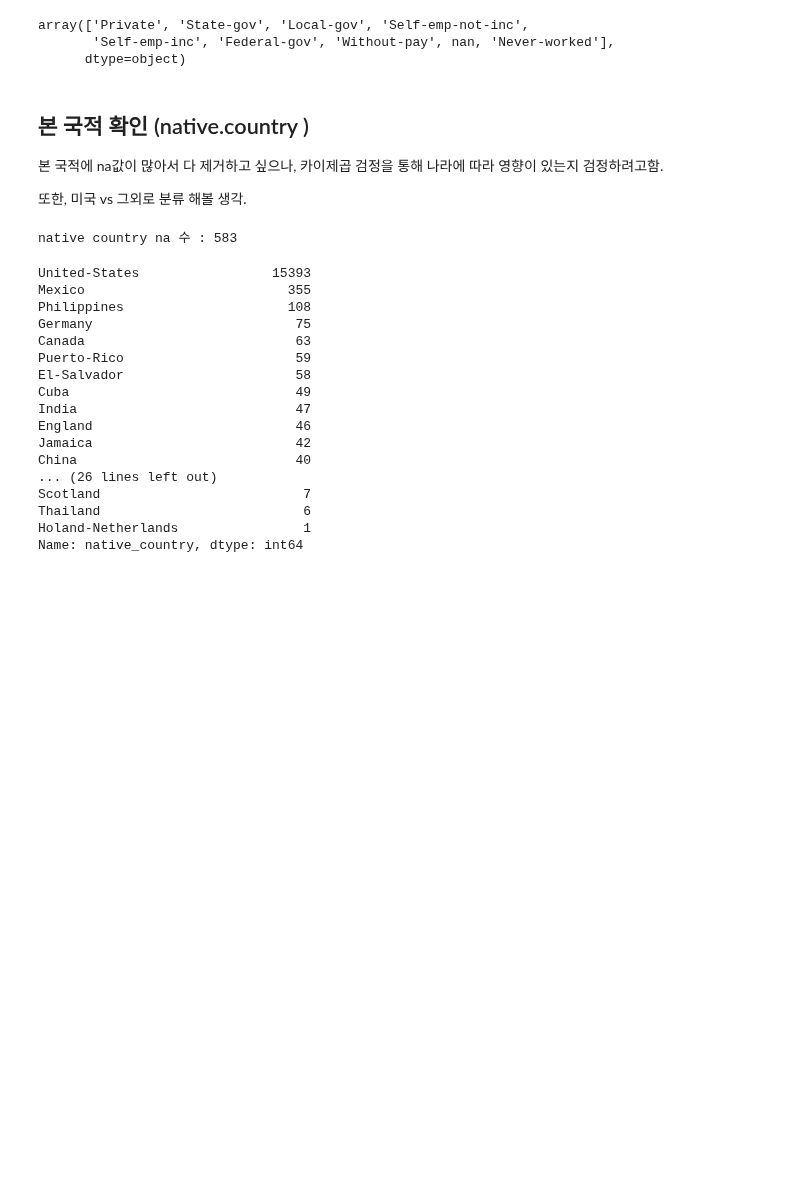
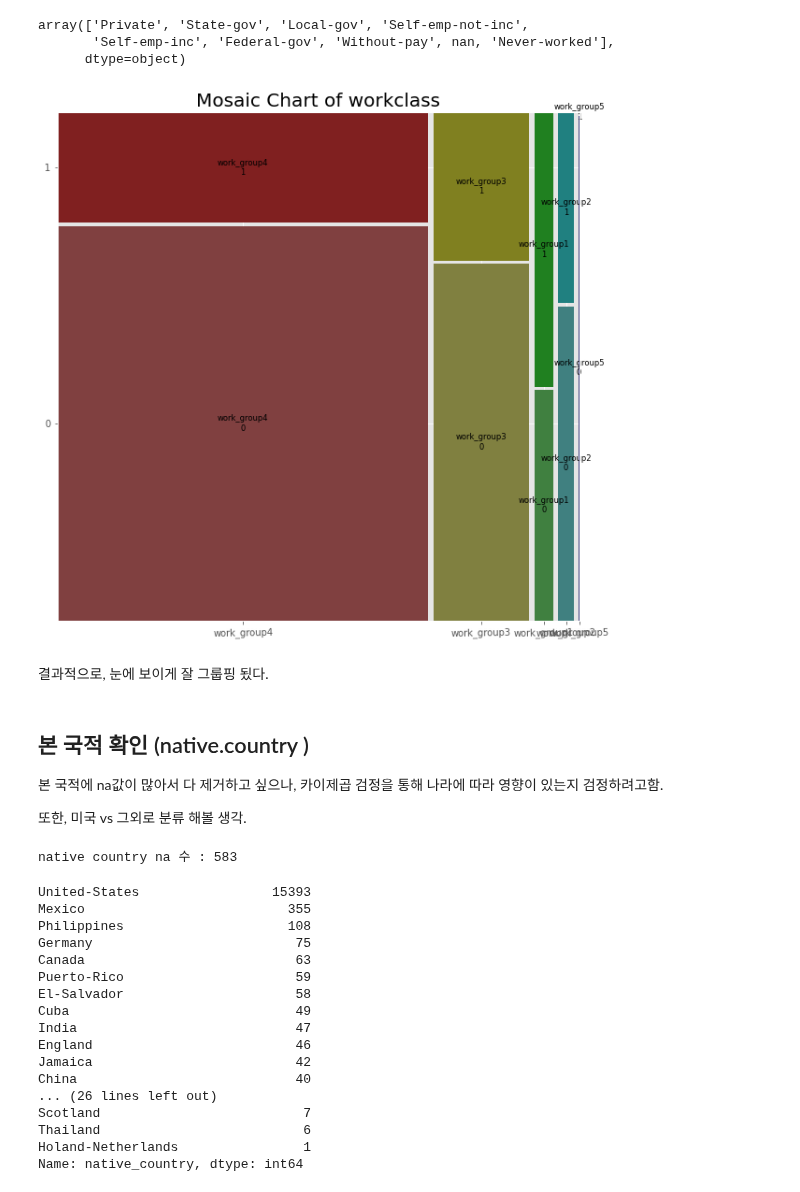
Before and after one commit to bub3690/dacon_study, a Jupyter notebook: income_prediction/EDA.ipynb, the cells around one changed output. Saved outputs shown, nothing was run; the diff lists cells and outputs as text; code cells hidden in the pictures; blank space fills up the shorter version.

```diff
--- a/income_prediction/EDA.ipynb
+++ b/income_prediction/EDA.ipynb
@@ -402,6 +418,30 @@ work_group2 = ['Federal-gov',]
 work_group3 = ['Self-emp-not-inc','Local-gov','State-gov']
 work_group4 = ['Private',]
 work_group5 = ['Without-pay','Never-worked']
+
+train_modified=train.copy()
+
+train_modified['workclass']=train_modified['workclass'].replace(work_group1, 'work_group1')
+train_modified['workclass']=train_modified['workclass'].replace(work_group2, 'work_group2')
+train_modified['workclass']=train_modified['workclass'].replace(work_group3, 'work_group3')
+train_modified['workclass']=train_modified['workclass'].replace(work_group4, 'work_group4')
+train_modified['workclass']=train_modified['workclass'].replace(work_group5, 'work_group5')
+# %%
+
+from statsmodels.graphics.mosaicplot import mosaic
+
+#plt.rcParams["figure.figsize"]=(10,10)
+
+mosaic(train_modified, ['workclass', 'target'],gap=0.01,label_rotation=True)
+
+
+plt.title('Mosaic Chart of workclass', fontsize=20)
+
+plt.show()
+# %% [output]
+[figure, added]
+# %% [markdown]
+결과적으로, 눈에 보이게 잘 그룹핑 됬다.
 # %% [markdown]
 ## 본 국적 확인 (native.country )
 
```
Also changed, not shown: parts of 21 cells of this notebook, 3 other files.
